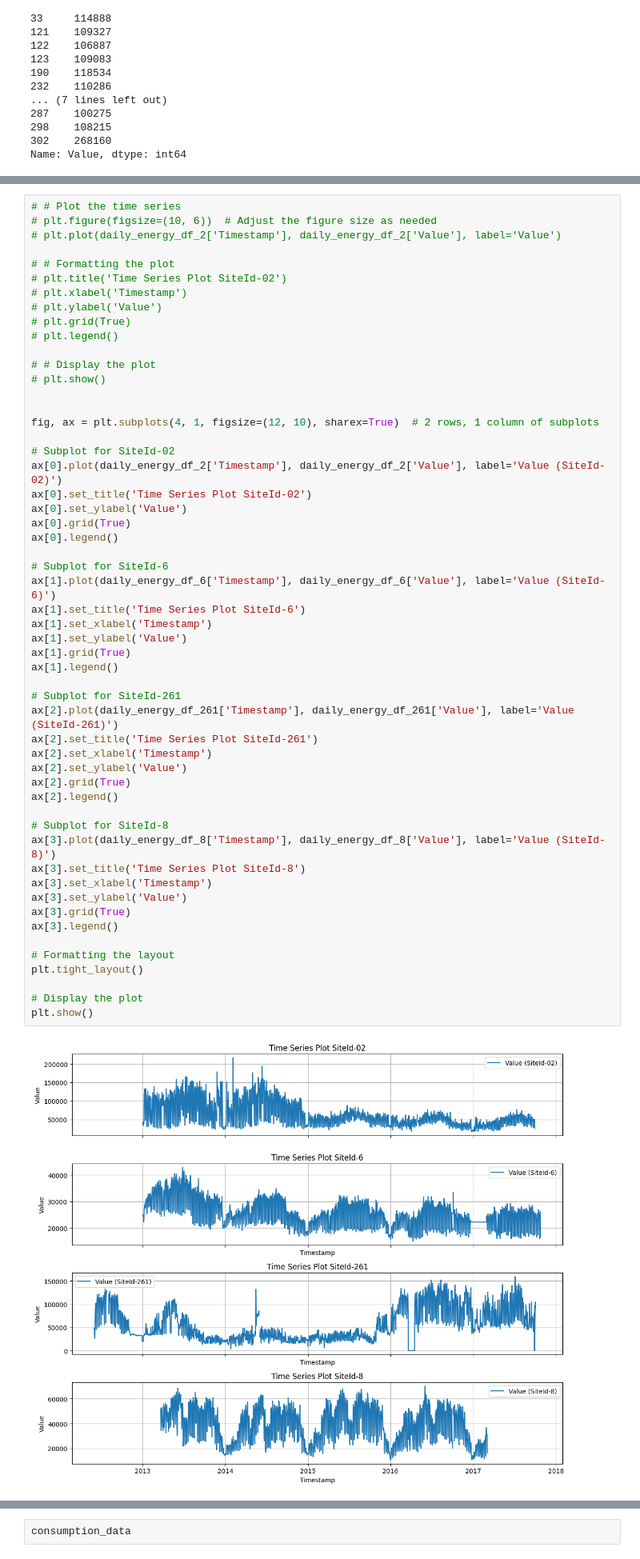
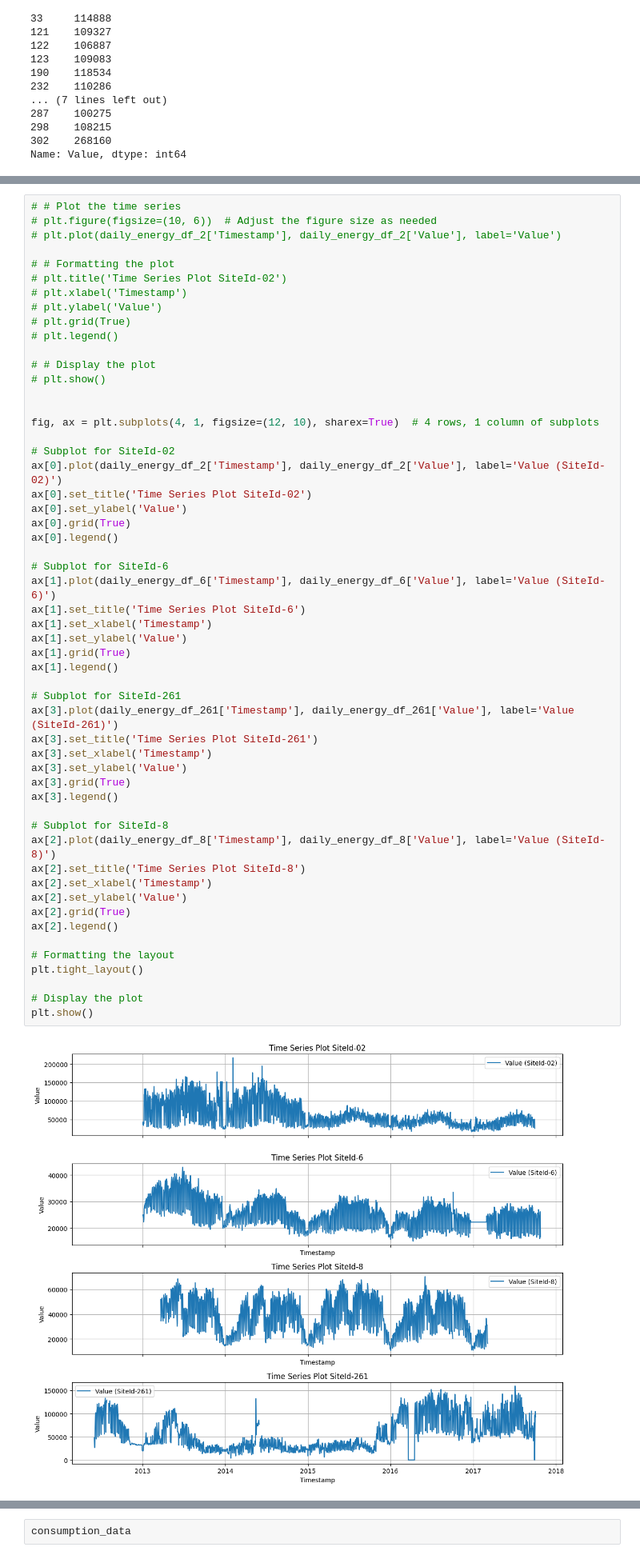
Before and after one commit to Melbinmatheew/Energy-Consumption-Forcasting, a Jupyter notebook: Notebooks/Data Preprocessing.ipynb, the cells around one changed output, grey strips where cells are left out. Shown at 80% size. Saved outputs shown, nothing was run; the diff lists cells and outputs as text.

```diff
--- a/Notebooks/Data Preprocessing.ipynb
+++ b/Notebooks/Data Preprocessing.ipynb
@@ -151,43 +151,43 @@ Site id 2
 # plt.show()
 
 
-fig, ax = plt.subplots(4, 1, figsize=(12, 10), sharex=True)  # 2 rows, 1 column of subplots
+fig, ax = plt.subplots(4, 1, figsize=(12, 10), sharex=True)  # 4 rows, 1 column of subplots
 
 # Subplot for SiteId-02
 ax[0].plot(daily_energy_df_2['Timestamp'], daily_energy_df_2['Value'], label='Value (SiteId-02)')
 ax[0].set_title('Time Series Plot SiteId-02')
 ax[0].set_ylabel('Value')
 ax[0].grid(True)
 ax[0].legend()
 
 # Subplot for SiteId-6
 ax[1].plot(daily_energy_df_6['Timestamp'], daily_energy_df_6['Value'], label='Value (SiteId-6)')
 ax[1].set_title('Time Series Plot SiteId-6')
 ax[1].set_xlabel('Timestamp')
 ax[1].set_ylabel('Value')
 ax[1].grid(True)
 ax[1].legend()
 
 # Subplot for SiteId-261
-ax[2].plot(daily_energy_df_261['Timestamp'], daily_energy_df_261['Value'], label='Value (SiteId-261)')
-ax[2].set_title('Time Series Plot SiteId-261')
+ax[3].plot(daily_energy_df_261['Timestamp'], daily_energy_df_261['Value'], label='Value (SiteId-261)')
+ax[3].set_title('Time Series Plot SiteId-261')
+ax[3].set_xlabel('Timestamp')
+ax[3].set_ylabel('Value')
+ax[3].grid(True)
+ax[3].legend()
+
+# Subplot for SiteId-8
+ax[2].plot(daily_energy_df_8['Timestamp'], daily_energy_df_8['Value'], label='Value (SiteId-8)')
+ax[2].set_title('Time Series Plot SiteId-8')
 ax[2].set_xlabel('Timestamp')
 ax[2].set_ylabel('Value')
 ax[2].grid(True)
 ax[2].legend()
-
-# Subplot for SiteId-8
-ax[3].plot(daily_energy_df_8['Timestamp'], daily_energy_df_8['Value'], label='Value (SiteId-8)')
-ax[3].set_title('Time Series Plot SiteId-8')
-ax[3].set_xlabel('Timestamp')
-ax[3].set_ylabel('Value')
-ax[3].grid(True)
-ax[3].legend()
 
 # Formatting the layout
 plt.tight_layout()
 
 # Display the plot
 plt.show()
 # %% [output]
-[figure, old version]
+[figure, new version]
```
Also changed, not shown: parts of 15 cells of this notebook.
